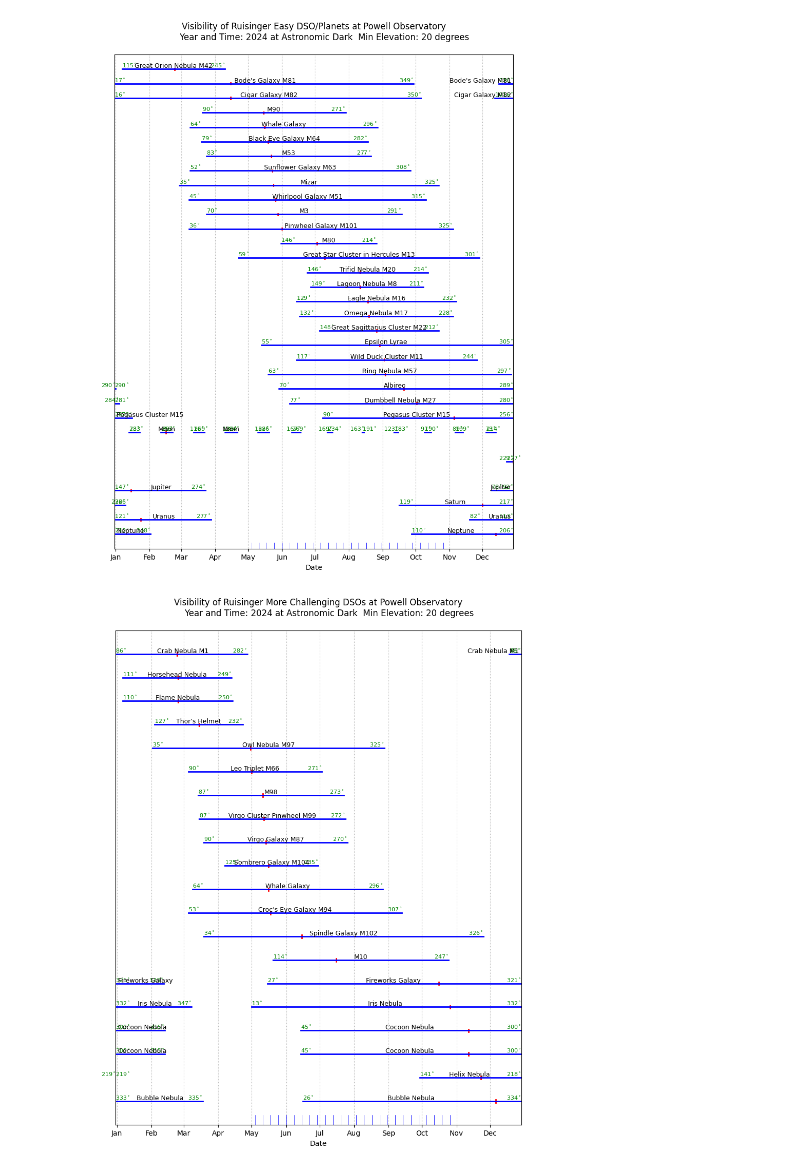
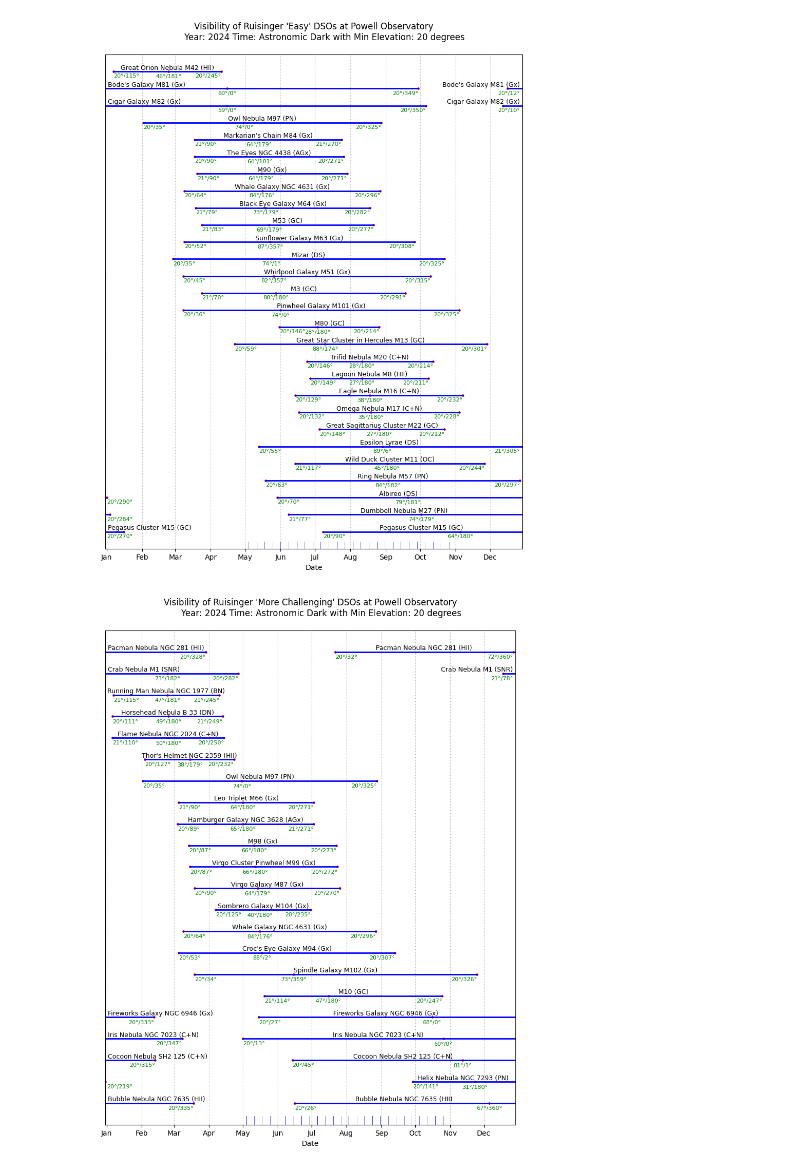
Before and after one commit to dmccallie/astropy-planner, a Jupyter notebook: V2_print_sky_schedules.ipynb, the cells around one changed output. Saved outputs shown, nothing was run; the diff lists cells and outputs as text; code cells hidden in the pictures.

Commit message:
Cleaned up formatting and added alt/az to start, transit, and end point

```diff
--- a/V2_print_sky_schedules.ipynb
+++ b/V2_print_sky_schedules.ipynb
@@ -68,7 +68,13 @@ def get_targets_from_db(dso_db:list[dict], target_cat_numbers: list[str]) -> lis
     for cat in target_cat_numbers:
         for dso in dso_db:
             if dso['catalog'].lower() == cat.lower():
-                targets.append(FixedTarget(coord=SkyCoord(ra=dso['ra_dd']*u.deg, dec=dso['dec_dd']*u.deg), name=dso['name']))
+                if dso['catalog'].startswith('M'): # duplicate cats for messier objects
+                    name = f"{dso['name']} ({dso['type']})"
+                elif dso['type'].startswith('DS'): # double star
+                    name = f"{dso['name']} ({dso['type']})"
+                else:
+                    name = f"{dso['name']} {dso['catalog']} ({dso['type']})"
+                targets.append(FixedTarget(coord=SkyCoord(ra=dso['ra_dd']*u.deg, dec=dso['dec_dd']*u.deg), name=name))
     return targets
 
 def calculate_altitudes_for_sample_times(dso_target_list:list[str], planet_list:list[str],
@@ -283,51 +333,53 @@ times = setup_onset_dark_times(dt.datetime(sample_year, 1, 1), powell, -18)
 
 # define some targets
 ruisinger_easy = ['M 3', 'M 8', 'M 11', 'M 13', 'M 15', 'M 16', 'M 17', 'M 20', 'M 22', 'M 27', 'M 42', 'M 51', 'M 53', 'M 57', 'M 63',
-                  'M 64', 'M 80', 'M 81', 'M 82', 'M 90', 'M 101',
-                   'NGC 4631', 'Mizar', 'Albireo', 'Epsilon Lyrae']
+                  'M 64', 'M 80', 'M 81', 'M 82', 'M 84', 'M 90', 'M 97', 'M 101',
+                   'NGC 4631', 'NGC 4438','Mizar', 'Albireo', 'Epsilon Lyrae']
 
-ruisinger_hard = ['M 1', 'M 10', 'M 66', 'M 87', 'M 94','M 97', 'M 98', 'M 99', 'M 102', 'M 104', 'NGC 6946',
-                  'NGC 2024', 'B 33', 'SH2 125', 'NGC 4631', 'NGC 6946', 'NGC 7293', 'NGC 7635', 'NGC 2359', 'NGC 7023', 'B 168' ]
+ruisinger_hard = ['M 1', 'M 10', 'M 66', 'M 87', 'M 94', 'M 97', 'M 98', 'M 99', 'M 102', 'M 104', 'NGC 6946',
+                  'NGC 2024', 'B 33', 'SH2 125', 'NGC 1977', 'NGC 3628', 'NGC 4631', 'NGC 6946',
+                    'NGC 7293', 'NGC 7635', 'NGC 2359', 'NGC 7023', 'NGC 281' ]
 
-widefield_dsos = ['M 11', 'M 31', 'M 45', 'M 42', 'M 97', 'SH2 131', 'NGC 2238', 'NGC 1499', 'NGC 3628',
-                  'IC 1805', 'IC 1396', 'IC 1848', 'M 44', 'M 97', 'SH2 190',
-                  'NGC 884', 'NGC 6979', 'NGC 6992', 'NGC 6995', 'NGC 2024', 'NGC 7000', 'NGC 7380']
+widefield_dsos = ['M 8', 'M 11', 'M 16', 'M 31', 'M 45', 'M 42', 'M 65', 'M 84', 'SH2 131', 'NGC 2238', 'NGC 1499',
+                  'IC 1805', 'IC 1396', 'IC 1848', 'M 44', 'SH2 103', 'SH2 190', 'SH2 199',
+                  'NGC 884', 'NGC 6979', 'NGC 6992', 'NGC 6995', 'NGC 2024', 'NGC 7000', 'NGC 7380', 'NGC 1909', 'IC 5070']
 
 
 # ruisinger_dsos = ['M 1', 'M 8', 'M 16',  'M 13', 'M 16', 'M 20', 'M 27', 'M 31', 'M 42', 'M 51',
 #                     'M 53', 'M 57', 'M 63', 'M 64', 'M 78', 'M 81', 'M 82', 'M 86', 'M 92', 'M 94', 'M 101', 'M 102', 'M 104',
 #                     'NGC 7293', 'NGC 7320', 'NGC 7635', 'NGC 6888', 'NGC 6946', 'NGC 7331',
 #                     'NGC 2359', 'NGC 2023', 'NGC 2024', 'NGC 7380', 'NGC 7635', 'NGC 7023', 'NGC 4565',
 #                     'SH2 279', 'Albireo', 'Mizar', 'Epsilon Lyrae'  ]
 
 
 
 # ruisinger_dsos += widefield_dsos
 
 ruisinger_easy = list(set(ruisinger_easy))
 ruisinger_hard = list(set(ruisinger_hard))
 widefield_dsos = list(set(widefield_dsos))
 
 planets = ['Moon', 'Mercury', 'Venus', 'Mars', 'Jupiter', 'Saturn', 'Uranus', 'Neptune' ]
 
 # calculate the altitudes for the targets at the sample times
-target_day_altitude, target_day_azimuth, target_names = calculate_altitudes_for_sample_times(ruisinger_easy, planets, times, powell, )
+# target_day_altitude, target_day_azimuth, target_names = calculate_altitudes_for_sample_times(ruisinger_easy, planets, times, powell )
+target_day_altitude, target_day_azimuth, target_names = calculate_altitudes_for_sample_times(ruisinger_easy, [], times, powell )
 
 min_ele = 20
-plot_sky_chart(powell, target_names, target_day_altitude, target_day_azimuth, "2024 at Astronomic Dark", min_ele,
-                "Ruisinger Easy DSO/Planets", public_nights, print_file_path="./test_print_easy.pdf")
+plot_sky_chart(powell, target_names, target_day_altitude, target_day_azimuth, "2024", "Astronomic Dark", min_ele,
+                "Ruisinger 'Easy' DSOs", public_nights, print_file_path="./test_print_easy.pdf")
 
-# second chart
+# # second chart
 target_day_altitude, target_day_azimuth, target_names = calculate_altitudes_for_sample_times(ruisinger_hard, [], times, powell, )
 
 min_ele = 20
-plot_sky_chart(powell, target_names, target_day_altitude, target_day_azimuth, "2024 at Astronomic Dark", min_ele,
-                "Ruisinger More Challenging DSOs", public_nights, print_file_path="./test_print_hard.pdf")
+plot_sky_chart(powell, target_names, target_day_altitude, target_day_azimuth, "2024", "Astronomic Dark", min_ele,
+                "Ruisinger 'More Challenging' DSOs", public_nights, print_file_path="./test_print_hard.pdf")
 
-# widefield chart
+# # widefield chart
 target_day_altitude, target_day_azimuth, target_names = calculate_altitudes_for_sample_times(widefield_dsos, [], times, powell, )
-plot_sky_chart(powell, target_names, target_day_altitude, target_day_azimuth, "2024 at Astronomic Dark", min_ele,
-                "Widefield DSOs", public_nights, print_file_path="./test_print_wide.pdf")
+plot_sky_chart(powell, target_names, target_day_altitude, target_day_azimuth, "2024", "Astronomic Dark", min_ele,
+                "Widefield (Baby Dome) DSOs", public_nights, print_file_path="./test_print_wide.pdf")
 # %% [output]
-[figure, old version]
+[figure, new version]
-[figure, old version]
+[figure, new version]
```
Also changed, not shown: parts of 2 cells of this notebook, 3 other files.
